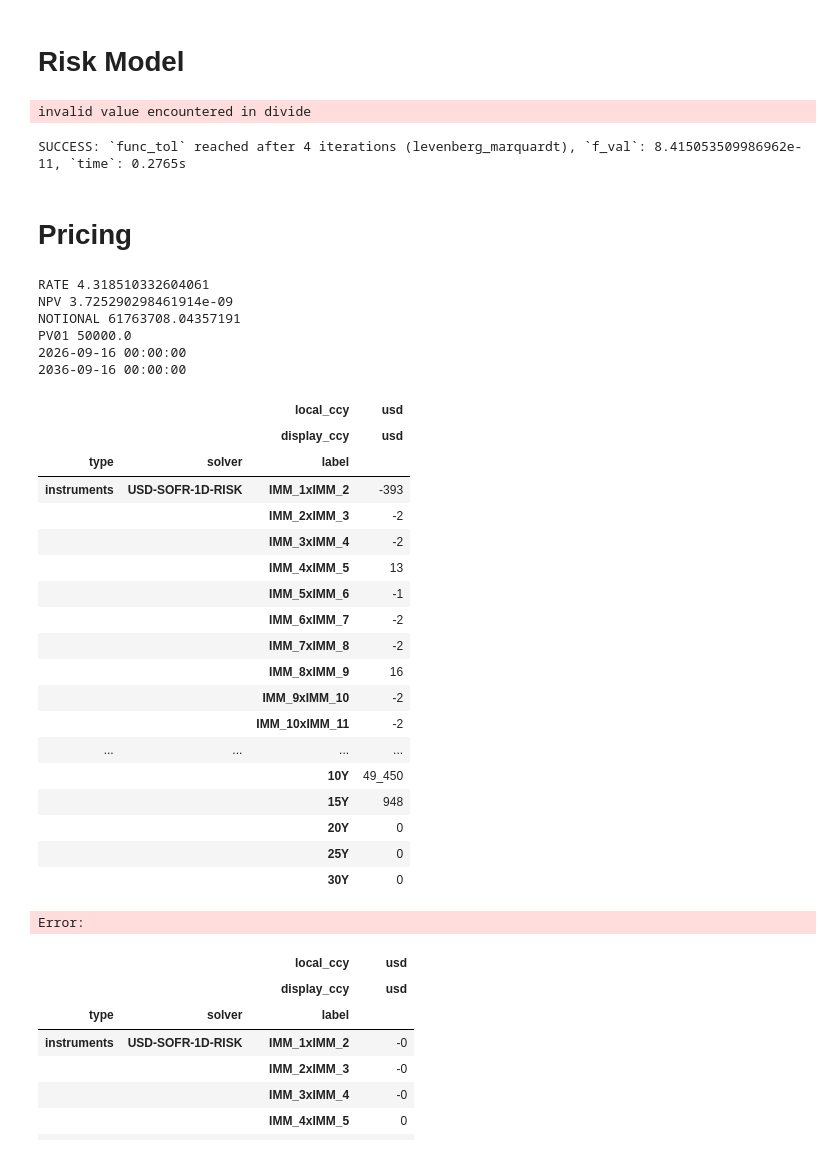
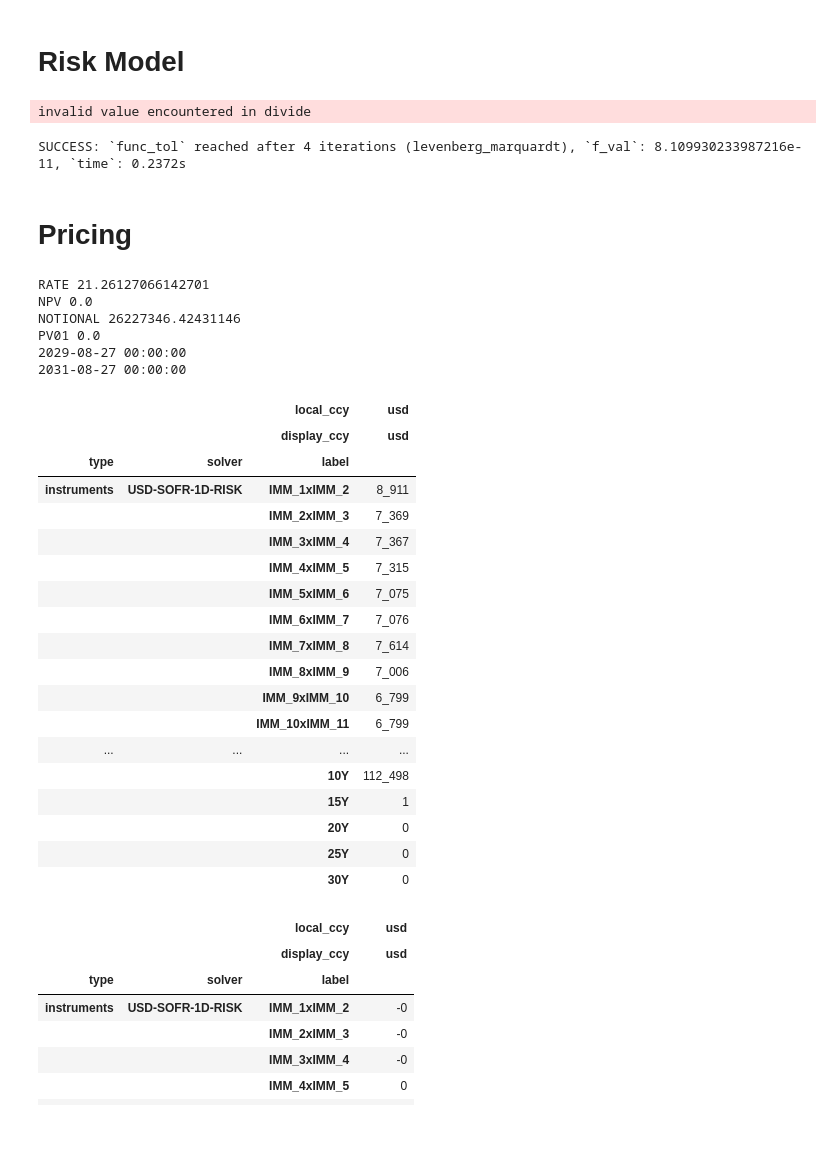
Before and after one commit to yieldcurvemonkey/ARBS, a Jupyter notebook: notebooks/pricers/irswap_pricer_and_risk_model.ipynb, the cells around one changed output. Cells and saved outputs as stored; diff of their text form; code cells hidden in the pictures.

```diff
--- a/notebooks/pricers/irswap_pricer_and_risk_model.ipynb
+++ b/notebooks/pricers/irswap_pricer_and_risk_model.ipynb
@@ -56,9 +56,9 @@ curve_mdp = IRSwapsMDP(source="ERIS_EOD_LIVE-RL_BASIC-NOJUMPS")
 # curve_mdp = IRSwapsMDP(source="BARCHART_STIRF-RL")
 # curve_mdp = IRSwapsMDP(source="GSQUANT-RL")
 # %%
-# ts = "live"
+ts = "live"
 # ts = NYC_tz.localize(datetime.datetime(2026, 8, 7, 16, 59))
-ts = datetime.date(2026, 8, 20)
+# ts = datetime.date(2026, 8, 20)
 curve = "USD-SOFR-1D"
 # curve = "USD-FEDFUNDS-1D"
 # curve = "USD-SOFR-1D-Q12STIRT"
@@ -172,61 +172,60 @@ rl_risk_solver = rl.Solver(
 )
 # %% [output]
 invalid value encountered in divide
-SUCCESS: `func_tol` reached after 4 iterations (levenberg_marquardt), `f_val`: 8.415053509986962e-11, `time`: 0.2765s
+SUCCESS: `func_tol` reached after 4 iterations (levenberg_marquardt), `f_val`: 8.109930233987216e-11, `time`: 0.2372s
 # %% [markdown]
 # Pricing
 # %%
 risk = 50_000
-tenor = "IMM_1x10y"
+tenor = "3y2y/5y2y"
 # tenor = "fomc_dec26"
 # tenor = "1y1y"
 # tenor = "5y5y/10y10y"
 query = IRSwapQuery(curve=curve, tenor=tenor, structure_kwargs={"bpv": risk}).resolve_query(
     ts, pricer_or_curve=curve_handle
 )
 pkg, rws = query.resolve_package(pricer_or_curve=curve_handle)
 
 vmap = query.build_value_map(pricer_or_curve=curve_handle, package=pkg, risk_weights=rws)
 for v in [IRSwapValue.RATE, IRSwapValue.NPV, IRSwapValue.NOTIONAL, IRSwapValue.PV01]:
     print(v.name, vmap.apply(value=v))
 
 i = 0
 print(curve_handle.effective_date(pkg[i]))
 print(curve_handle.maturity_date(pkg[i]))
 # print(f"{curve_handle.notional(pkg[i]):_.0f}")
 # print(vmap.apply(value=IRSwapValue.CARRY_BPS_RUNNING, **{"horizon": "3m"}))
 # print(vmap.apply(value=IRSwapValue.ROLL_BPS_RUNNING, **{"horizon": "1m"}))
 
 # Bucket risk must be priced on the calibrated risk curve, not the dense curve.
 risk_pkg, _ = query.resolve_package(pricer_or_curve=risk_curve_handle)
 display(rl.Portfolio(risk_pkg).delta(solver=rl_risk_solver).style.format("{:_.0f}"))
 # %% [output]
-RATE 4.318510332604061
-NPV 3.725290298461914e-09
-NOTIONAL 61763708.04357191
-PV01 50000.0
-2026-09-16 00:00:00
-2036-09-16 00:00:00
+RATE 21.26127066142701
+NPV 0.0
+NOTIONAL 26227346.42431146
+PV01 0.0
+2029-08-27 00:00:00
+2031-08-27 00:00:00
 |  |  | local_ccy | usd |
 |  |  | display_ccy | usd |
 | type | solver | label |  |
-| instruments | USD-SOFR-1D-RISK | IMM_1xIMM_2 | -393 |
-|  |  | IMM_2xIMM_3 | -2 |
-|  |  | IMM_3xIMM_4 | -2 |
-|  |  | IMM_4xIMM_5 | 13 |
-|  |  | IMM_5xIMM_6 | -1 |
-|  |  | IMM_6xIMM_7 | -2 |
-|  |  | IMM_7xIMM_8 | -2 |
-|  |  | IMM_8xIMM_9 | 16 |
-|  |  | IMM_9xIMM_10 | -2 |
-|  |  | IMM_10xIMM_11 | -2 |
+| instruments | USD-SOFR-1D-RISK | IMM_1xIMM_2 | 8_911 |
+|  |  | IMM_2xIMM_3 | 7_369 |
+|  |  | IMM_3xIMM_4 | 7_367 |
+|  |  | IMM_4xIMM_5 | 7_315 |
+|  |  | IMM_5xIMM_6 | 7_075 |
+|  |  | IMM_6xIMM_7 | 7_076 |
+|  |  | IMM_7xIMM_8 | 7_614 |
+|  |  | IMM_8xIMM_9 | 7_006 |
+|  |  | IMM_9xIMM_10 | 6_799 |
+|  |  | IMM_10xIMM_11 | 6_799 |
 | ... | ... | ... | ... |
-|  |  | 10Y | 49_450 |
-|  |  | 15Y | 948 |
+|  |  | 10Y | 112_498 |
+|  |  | 15Y | 1 |
 |  |  | 20Y | 0 |
 |  |  | 25Y | 0 |
 |  |  | 30Y | 0 |
-Error:
 # %%
 queries = [
 	IRSwapQuery(curve=curve, tenor="5y10y/15y10y", structure_kwargs={"bpv": 10_000}).resolve_query(
```
Also changed, not shown: parts of 3 cells of this notebook, 8 other files.
